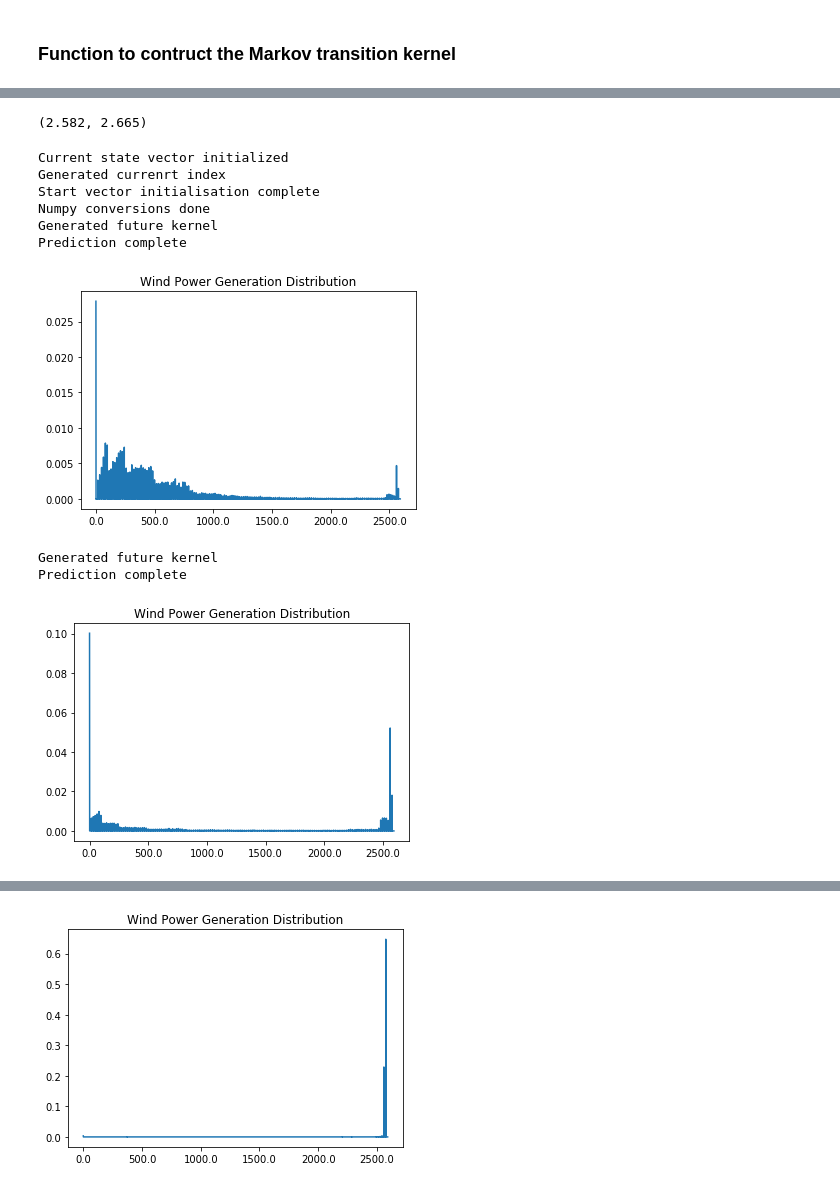
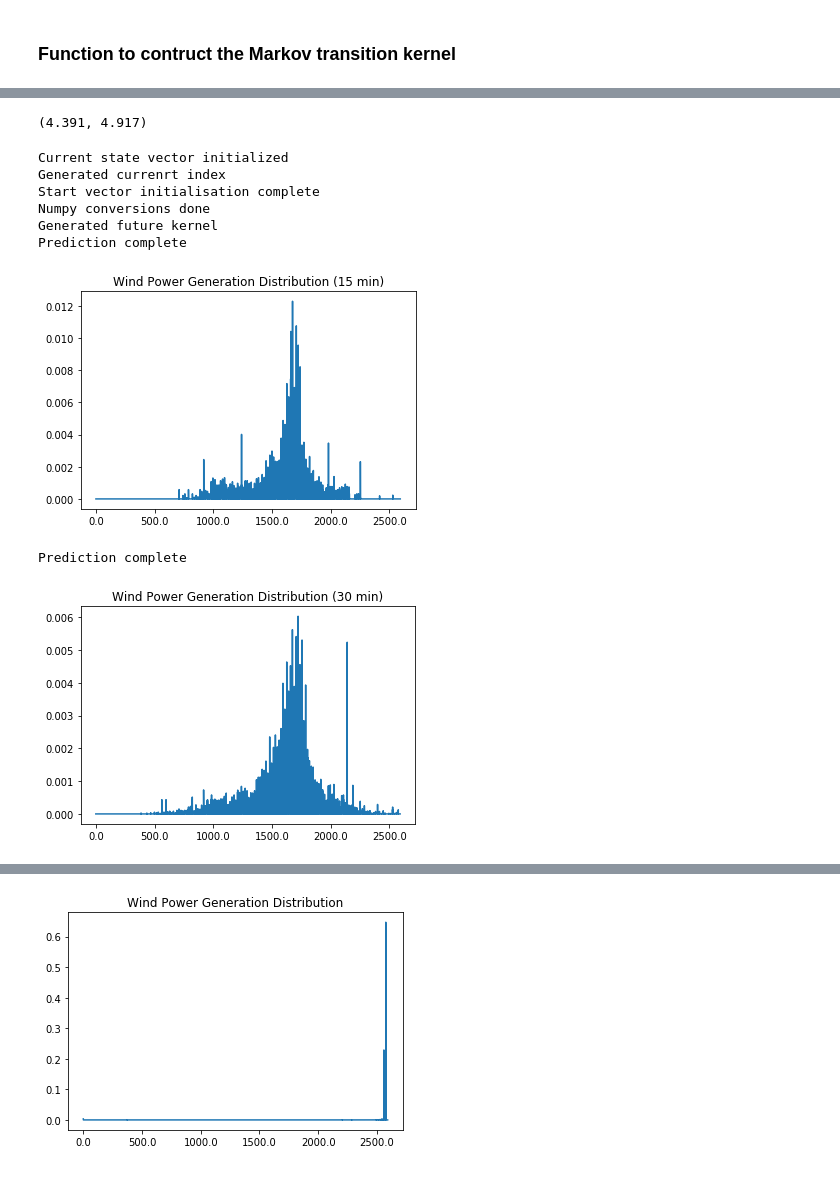
Before and after one commit to divyam-khandelwal/Thesis-Wind-Power-Prediction-Model, a Jupyter notebook: Wind Data Analysis.ipynb, the cells around one changed output, grey strips where cells are left out. Saved outputs shown, nothing was run; the diff lists cells and outputs as text; code cells hidden in the pictures.

Commit message:
Kernel training for multiple sites

```diff
--- a/Wind Data Analysis.ipynb
+++ b/Wind Data Analysis.ipynb
@@ -11,13 +11,22 @@ import sys
 import operator
 from sklearn.ensemble import GradientBoostingRegressor
 import matplotlib
+import os
 
 # Column formats
 headers = ["Year", "Month", "Day", "Hour", "Minute",
            "Power", "Wind Direction", "Wind Speed",
            "Temperature", "Pressure", "Height"]
 
-data = pd.read_csv("test_data_single_site.csv", sep=',', skiprows=4, names=headers)
+headers_sec = ["Year", "Month", "Day", "Hour", "Minute",
+           "Power"]
+
+data = pd.read_csv("TrainingData/5358-2011.csv", sep=',', skiprows=4, names=headers_sec)
+# print(data.head)
+print(data["Power"][1])
+#data = pd.read_csv("1235-2011.csv", sep=',', skiprows=4)
+
+
 
 print(data.shape)
 print("Year: ", data['Year'][len(data['Power']) - 1])
@@ -32,3 +42,7 @@ print("Minute: ", data['Minute'][len(data['Power']) - 1])
 ('Day: ', 31)
 ('Hour: ', 23)
 ('Minute: ', 55)
+# %%
+directory = "TrainingData/"
+for filename in os.listdir(directory):
+    print(filename)
@@ -195,12 +234,12 @@ plt.plot(second_transition_mtx)
 # %%
-print(data['Power'][1000], data['Power'][1001])
+print(data['Power'][0], data['Power'][1])
 # %% [output]
-(2.582, 2.665)
+(4.391, 4.917)
 # %%
 # Initialise start state
 curr_state_vec = [0.0 for i in range((n_bins + 1)**2)]
 print("Current state vector initialized")
-curr_state_idx = int(data['Power'][1000] / bin_size) * n_bins + int(data['Power'][1001] / bin_size)
+curr_state_idx = int(data['Power'][400] / bin_size) * n_bins + int(data['Power'][401] / bin_size)
 print("Generated currenrt index")
 curr_state_vec[curr_state_idx] = 1
 
@@ -212,15 +251,15 @@ transition_kernel_np = np.array(second_transition_mtx)
 
 print("Numpy conversions done")
 
-future_time = 60 # min
+future_time = 15 # min
 num_steps = future_time / 5
 
-transition_kernel_np = np.linalg.matrix_power(transition_kernel_np, num_steps)
+transition_kernel_np_fifteen = np.linalg.matrix_power(transition_kernel_np, num_steps)
 
 print("Generated future kernel")
 
 # Generate prediction
-future_state_vec_np = curr_state_vec_np.dot(transition_kernel_np)
+future_state_vec_np = curr_state_vec_np.dot(transition_kernel_np_fifteen)
 
 print("Prediction complete")
 
@@ -238,7 +277,7 @@ xfmt = tkr.FuncFormatter(numfmt)    # create your custom formatter function
 ax.xaxis.set_major_formatter(xfmt)
 
 plt.plot(future_state_vec_np)
-plt.title("Wind Power Generation Distribution")
+plt.title("Wind Power Generation Distribution (15 min)")
 plt.show()
 # %% [output]
 Current state vector initialized
@@ -247,37 +286,30 @@ Start vector initialisation complete
 Numpy conversions done
 Generated future kernel
 Prediction complete
-[figure, old version]
+[figure, new version]
 # %%
-future_time = 30 # min
-num_steps = future_time / 5
-
-transition_kernel_np = np.linalg.matrix_power(transition_kernel_np, num_steps)
-
-print("Generated future kernel")
 
 # Generate prediction
 future_state_vec_np = future_state_vec_np.dot(transition_kernel_np)
 
 print("Prediction complete")
 
 fig, ax = plt.subplots()
 
 def numfmt(x, pos): # custom formatter function: divide by 10.0
     s = '{}'.format(x / (1 / req_resolution))
     return s
 
 import matplotlib.ticker as tkr     # has classes for tick-locating and -formatting
 xfmt = tkr.FuncFormatter(numfmt)    # create your custom formatter function
 
 # your existing code can be inserted here
 
 ax.xaxis.set_major_formatter(xfmt)
 
 plt.plot(future_state_vec_np)
-plt.title("Wind Power Generation Distribution")
+plt.title("Wind Power Generation Distribution (30 min)")
 plt.show()
 # %% [output]
-Generated future kernel
 Prediction complete
-[figure, old version]
+[figure, new version]
```
Also changed, not shown: parts of 12 cells of this notebook.
